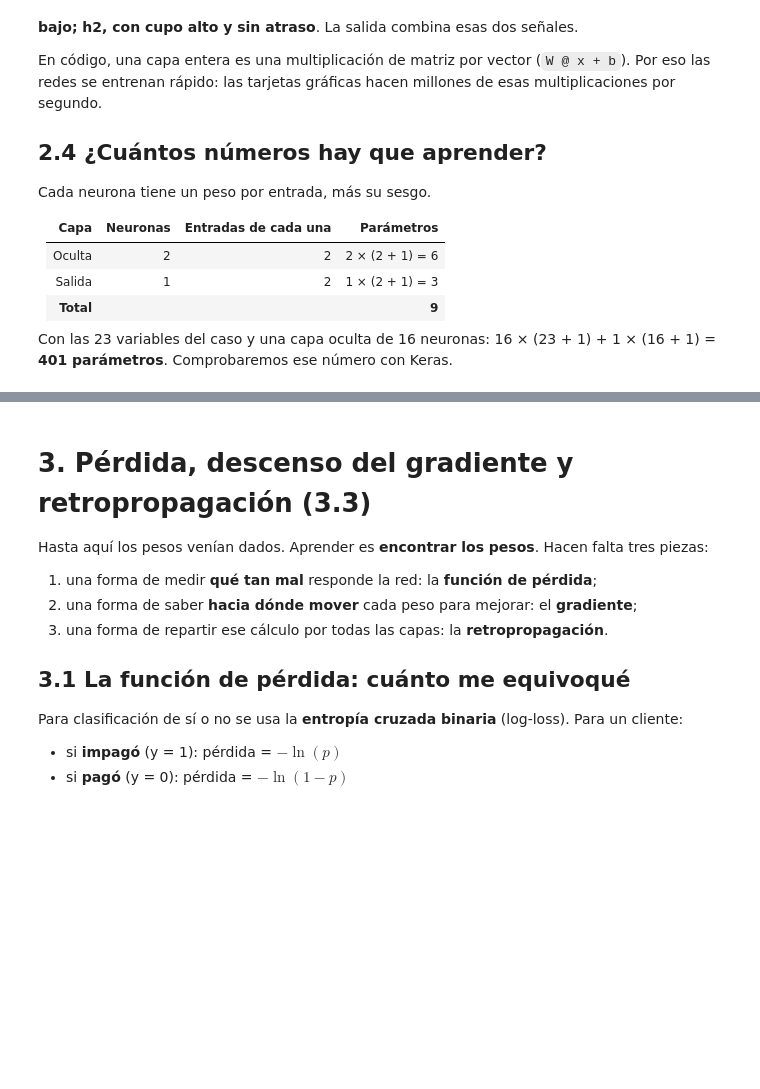
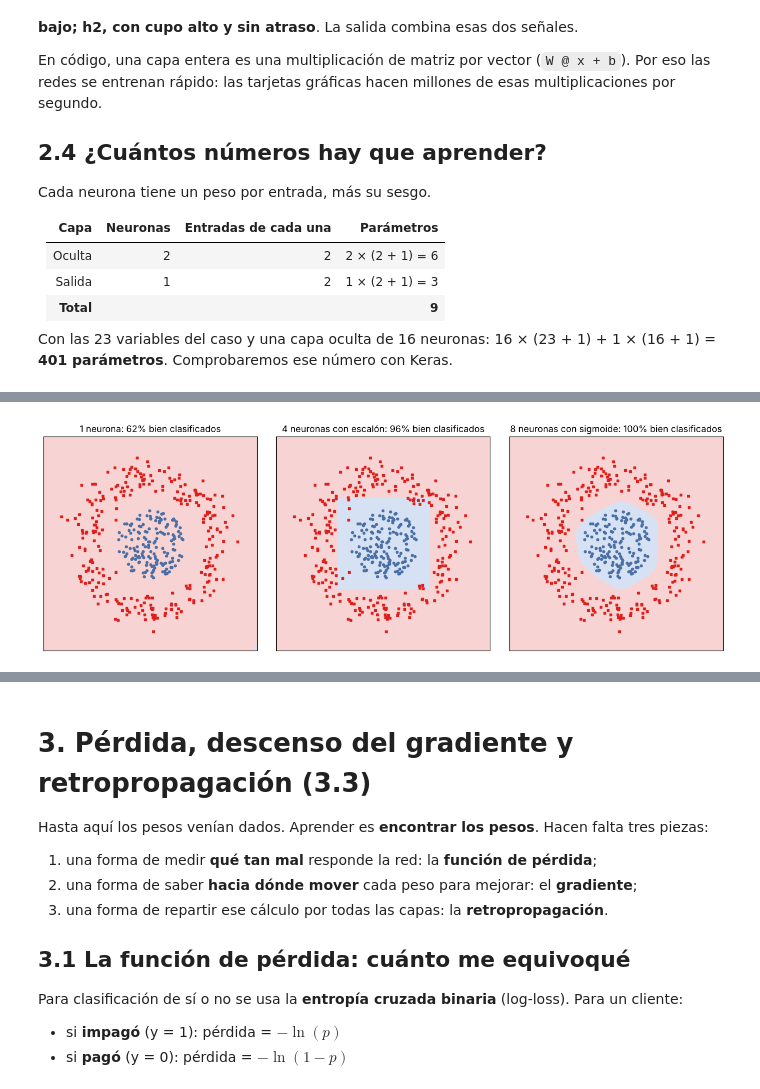
Before and after one commit to jonarosero/modulo6_modelos_avanzados_ia_aplicaciones_economicas, a Jupyter notebook: notebooks/03_U3_Introduccion_Deep_Learning.ipynb, the cells around one changed output, grey strips where cells are left out. Drawn from its saved outputs; the diff is of its cells as text; code cells hidden in the pictures; blank space fills up the shorter version.

```diff
--- a/notebooks/03_U3_Introduccion_Deep_Learning.ipynb
+++ b/notebooks/03_U3_Introduccion_Deep_Learning.ipynb
@@ -377,0 +533,37 @@ Con las 23 variables del caso y una capa oculta de 16 neuronas: 16 × (23 + 1) +
+# %%
+from sklearn.neural_network import MLPClassifier
+
+# El campo de batalla (datos de juguete): 160 soldados de Jon en el centro y 260 de Ramsay alrededor
+rng = np.random.default_rng(7)
+r_jon, a_jon = 0.9 * np.sqrt(rng.random(160)), rng.random(160) * 2 * np.pi
+r_ram, a_ram = 1.8 + 0.25 * rng.standard_normal(260), rng.random(260) * 2 * np.pi
+campo = np.vstack([np.column_stack([r_jon * np.cos(a_jon), r_jon * np.sin(a_jon)]),
+                   np.column_stack([r_ram * np.cos(a_ram), r_ram * np.sin(a_ram)])])
+es_jon = np.r_[np.ones(160), np.zeros(260)]
+
+# 1) Una neurona
+una_neurona = LogisticRegression().fit(campo, es_jon)
+
+# 2) Cuatro neuronas con escalón (cuatro líneas) y una de salida: "dentro de las cuatro"
+def cuatro_neuronas(p):
+    h = [p[:, 0] < 1.2, p[:, 0] > -1.2, p[:, 1] < 1.2, p[:, 1] > -1.2]      # cada neurona: un lado de una línea
+    return escalon(sum(hi.astype(int) for hi in h) - 3.5)                   # salida: las cuatro a la vez
+
+# 3) Una red de 8 neuronas con sigmoide
+red_sigmoide = MLPClassifier((8,), activation='logistic', max_iter=3000, learning_rate_init=0.05, random_state=0).fit(campo, es_jon)
+
+malla = np.linspace(-2.8, 2.8, 250)
+MX, MY = np.meshgrid(malla, malla)
+puntos = np.column_stack([MX.ravel(), MY.ravel()])
+fig, ejes = plt.subplots(1, 3, figsize=(13, 4.3))
+for ax, (nombre, prediccion) in zip(ejes, [('1 neurona', una_neurona.predict),
+                                           ('4 neuronas con escalón', cuatro_neuronas),
+                                           ('8 neuronas con sigmoide', red_sigmoide.predict)]):
+    acierto = (prediccion(campo) == es_jon).mean()
+    ax.contourf(MX, MY, prediccion(puntos).reshape(MX.shape), levels=[-0.5, 0.5, 1.5], colors=['#F7D4D3', '#D6E2F3'])
+    ax.scatter(campo[es_jon == 1, 0], campo[es_jon == 1, 1], s=10, color='#4A6FA5')
+    ax.scatter(campo[es_jon == 0, 0], campo[es_jon == 0, 1], s=10, color='#DF1F1C', marker='s')
+    ax.set_title(f'{nombre}: {acierto:.0%} bien clasificados'); ax.set_aspect('equal'); ax.set_xticks([]); ax.set_yticks([])
+plt.tight_layout(); plt.show()
+# %% [output]
+[figure, added]
```
Also changed, not shown: parts of 49 cells of this notebook, 8 other files.
